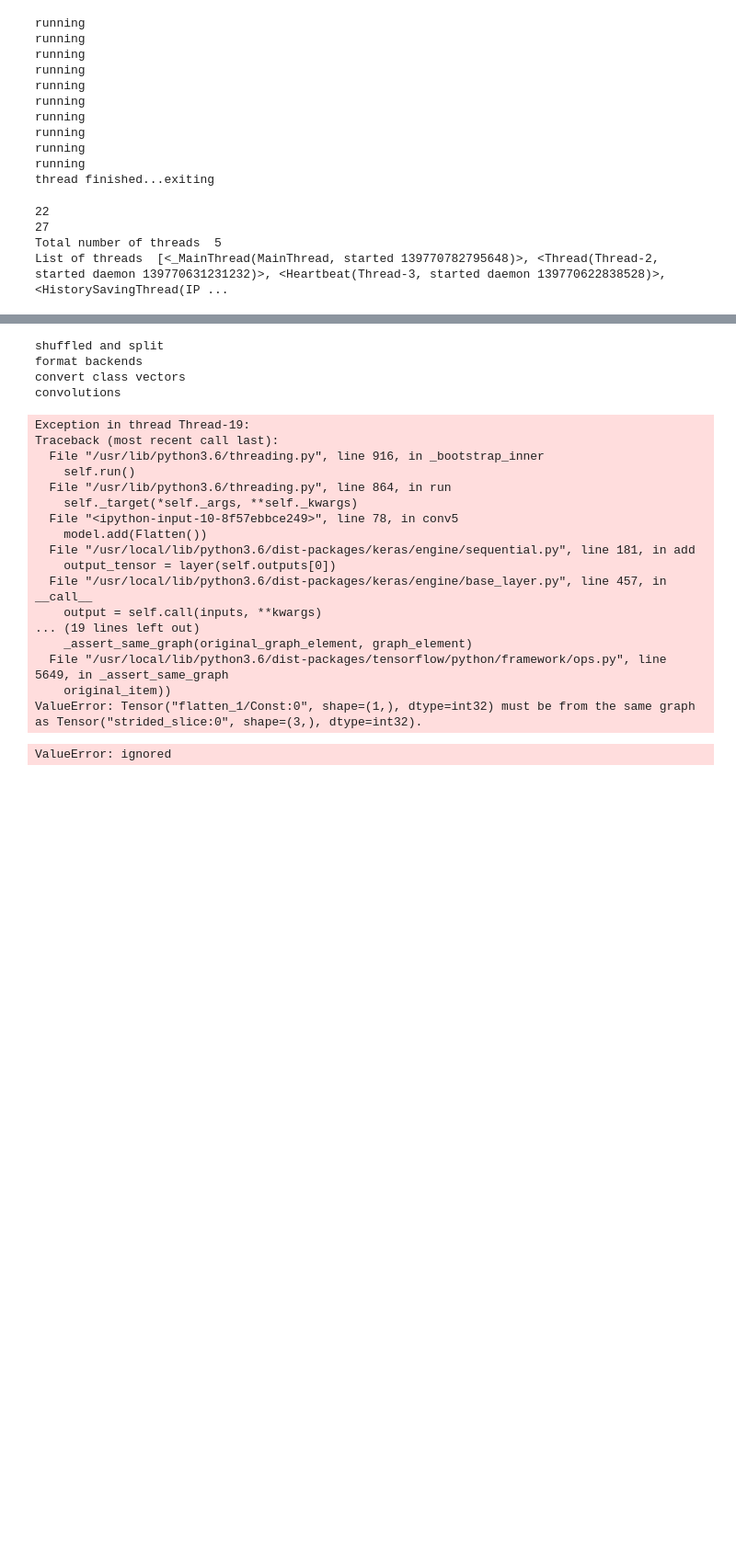
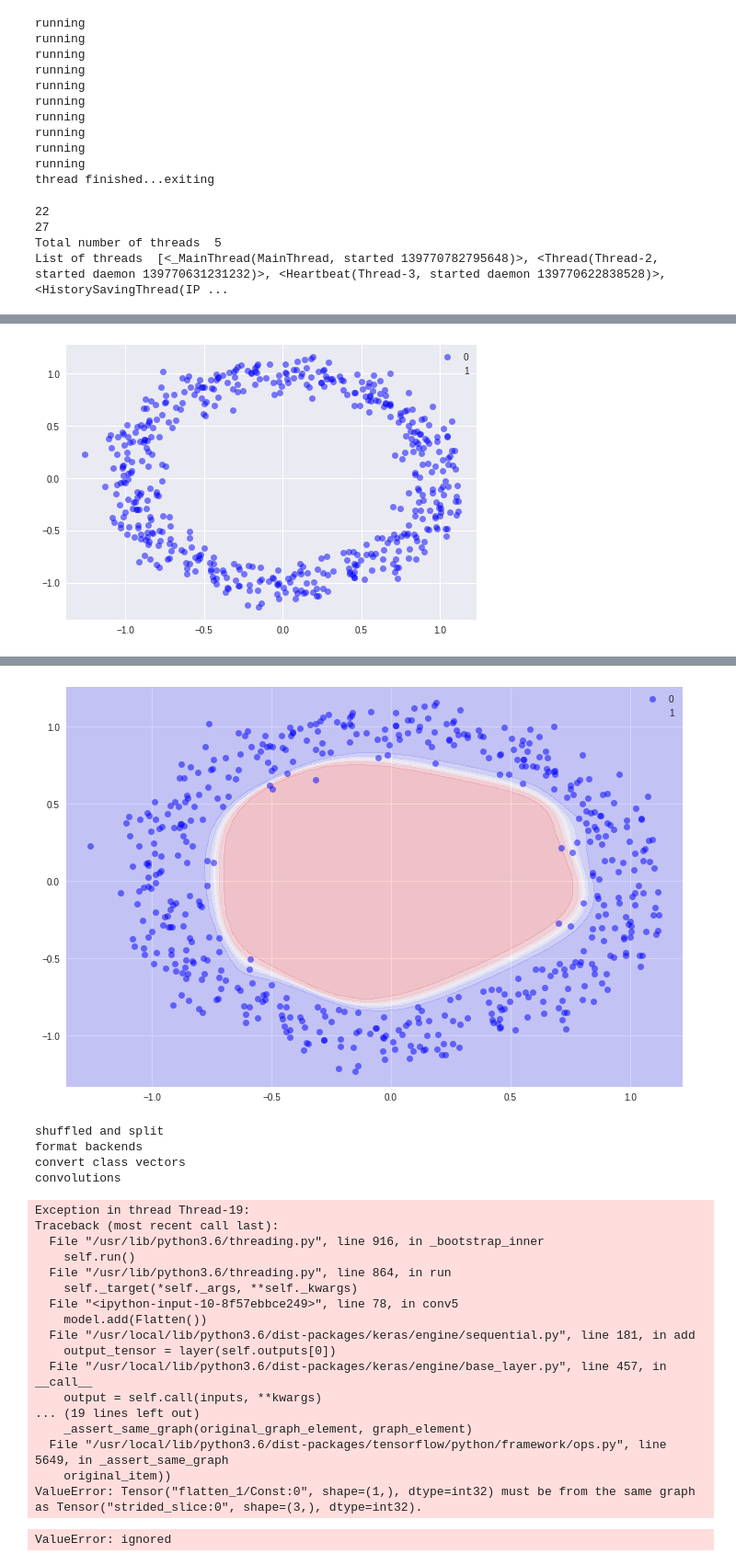
Before and after one commit to Ater97/Threads, a Jupyter notebook: Playground.ipynb, the cells around one changed output, grey strips where cells are left out. Shown at 92% size. Saved outputs shown, nothing was run; the diff lists cells and outputs as text; code cells hidden in the pictures; blank space fills up the shorter version.

```diff
--- a/Playground.ipynb
+++ b/Playground.ipynb
@@ -173,0 +184,76 @@ Epoch 1/1
+# %%
+#Imports
+from sklearn.datasets import make_circles
+import numpy as np
+import matplotlib.pyplot as plt
+import os
+os.environ["TF_CPP_MIN_LOG_LEVEL"]="2"
+
+#Helper functions
+
+# plot the data on a figure
+def plot_data(pl,X,y):
+  #plot class where y==0
+  pl.plot(X[y==0,0], X[y==0,1], 'ob', alpha=0.5)
+  #plot class where y==1
+  pl.plot(X[y==1,0], X[y==1,1], 'xr', alpha=0.5)
+  pl.legend(['0', '1'])
+  return pl
+
+# common function that draws thw decision boundaries
+def plot_decision_boundary(model, X, y):
+  amin,bmin = X.min(axis=0) - 0.1
+  amax,bmax = X.max(axis=0) + 0.1
+  hticks = np.linspace(amin,amax,101)
+  vticks = np.linspace(bmin,bmax,101)
+
+  aa,bb = np.meshgrid(hticks, vticks)
+  ab = np.c_[aa.ravel(), bb.ravel()]
+
+  # make prediction with the model and reshape the output so contours can plot it
+  c = model.predict(ab)
+  Z = c.reshape(aa.shape)
+
+  plt.figure(figsize=(12, 8))
+  # plot the contour
+  plt.contourf(aa, bb, Z, cmap='bwr', alpha=0.2)
+  # plot the moons of data
+  plot_data(plt, X, y)
+
+  return plt
+X, y = make_circles(n_samples=1000, factor=.6, noise=0.1, random_state=42)
+
+pl = plot_data(plt, X, y)
+pl.show()
+# split the data into training and test sets
+from sklearn.model_selection import train_test_split
+X_train, X_test, y_train, y_test = train_test_split(X, y, test_size=0.3, random_state=42)
+
+#Create the keras model
+#from keras import backend as kbe
+#from keras.model import Sequential
+from tensorflow.keras.models import Sequential
+from tensorflow.keras.layers import Dense
+from tensorflow.keras.optimizers import Adam
+
+# simple sequential model
+model = Sequential()
+
+model.add(Dense(4, input_shape=(2,), activation="tanh"))
+model.add(Dense(4, activation="tanh"))
+
+
+model.add(Dense(1, input_shape=(2,), activation="sigmoid"))
+#compile the model minimize corssentopy for a binary. macimize for accuracy
+model.compile(Adam(lr=0.05),'binary_crossentropy', metrics=['accuracy'])
+#Fit the model with the data from make_blobs, make 100 cycles through the data
+model.fit(X_train, y_train, epochs=100, verbose=0)
+#get loss and acurracy on test data
+eval_result = model.evaluate(X_test, y_test)
+
+print("\n\nTest loss:", eval_result[0], "Test accurary:", eval_result[1])
+
+#plot the decision boundary
+plot_decision_boundary(model, X, y).show()
+# %% [output]
+[figure, added]
@@ -174,3 +264,4 @@ Epoch 1/1
+[figure, added]
 # %%
 #number1
 import threading
```
Also changed, not shown: parts of 2 cells of this notebook.
